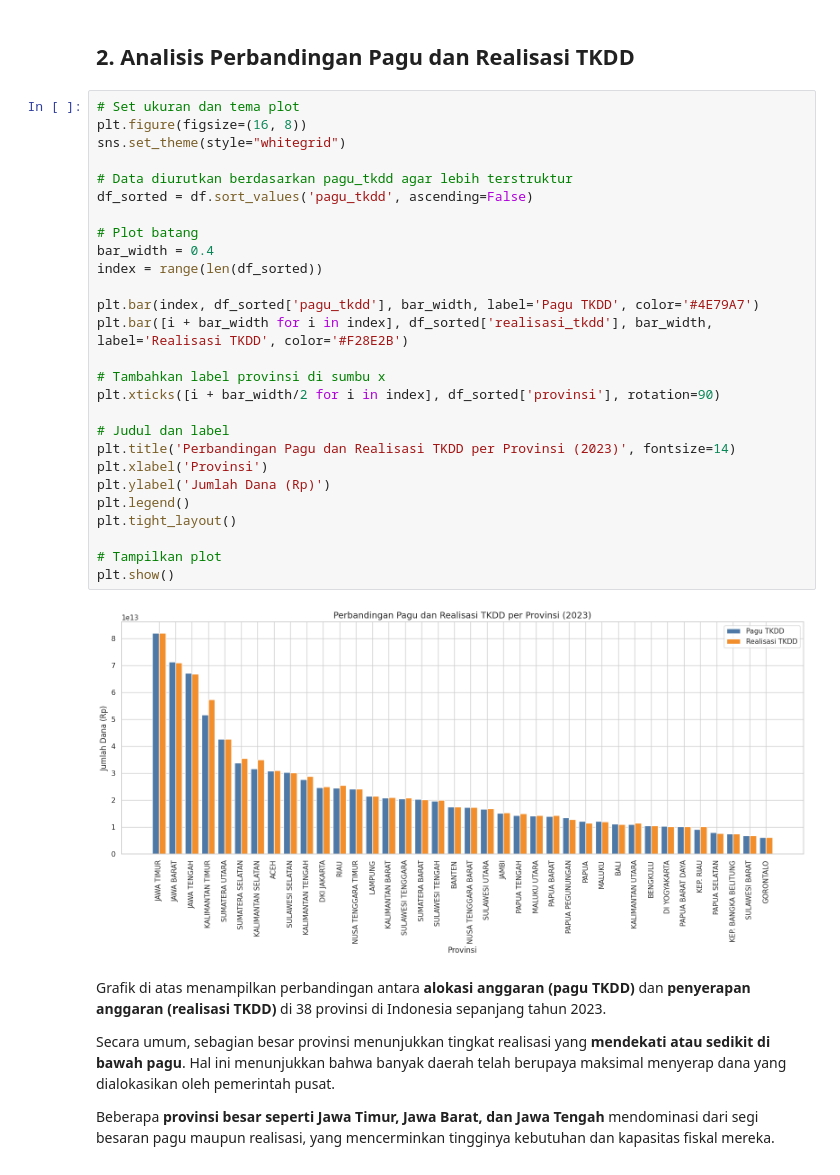
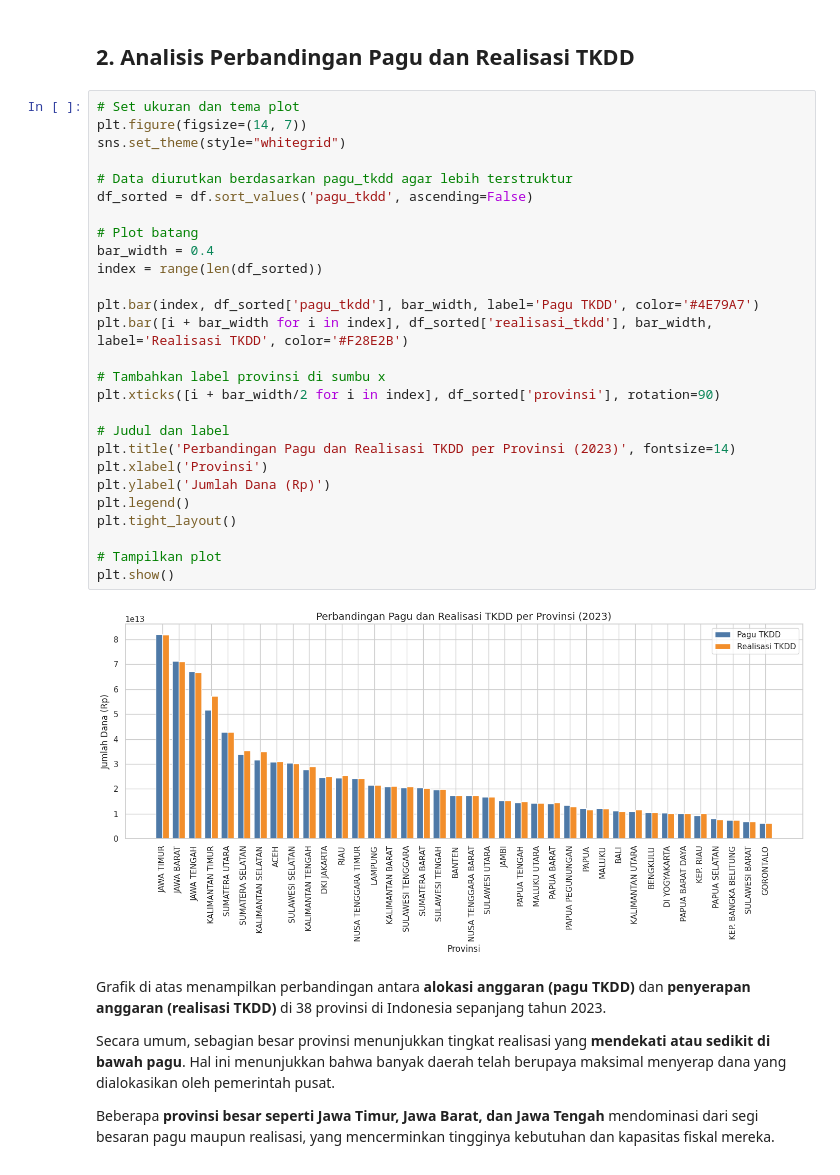
Before and after one commit to badzlan/techfest-elims, a Jupyter notebook: EDA_tipiel_IPB.ipynb, the cells around one changed output. Cells and saved outputs as stored; diff of their text form.

Commit message:
change figsize in perbanding pagu dan realisasi

```diff
--- a/EDA_tipiel_IPB.ipynb
+++ b/EDA_tipiel_IPB.ipynb
@@ -380,33 +380,33 @@ df
 ## 2. Analisis Perbandingan Pagu dan Realisasi TKDD
 # %%
 # Set ukuran dan tema plot
-plt.figure(figsize=(16, 8))
+plt.figure(figsize=(14, 7))
 sns.set_theme(style="whitegrid")
 
 # Data diurutkan berdasarkan pagu_tkdd agar lebih terstruktur
 df_sorted = df.sort_values('pagu_tkdd', ascending=False)
 
 # Plot batang
 bar_width = 0.4
 index = range(len(df_sorted))
 
 plt.bar(index, df_sorted['pagu_tkdd'], bar_width, label='Pagu TKDD', color='#4E79A7')
 plt.bar([i + bar_width for i in index], df_sorted['realisasi_tkdd'], bar_width, label='Realisasi TKDD', color='#F28E2B')
 
 # Tambahkan label provinsi di sumbu x
 plt.xticks([i + bar_width/2 for i in index], df_sorted['provinsi'], rotation=90)
 
 # Judul dan label
 plt.title('Perbandingan Pagu dan Realisasi TKDD per Provinsi (2023)', fontsize=14)
 plt.xlabel('Provinsi')
 plt.ylabel('Jumlah Dana (Rp)')
 plt.legend()
 plt.tight_layout()
 
 # Tampilkan plot
 plt.show()
 # %% [output]
-[figure, old version]
+[figure, new version]
 # %% [markdown]
 Grafik di atas menampilkan perbandingan antara **alokasi anggaran (pagu TKDD)** dan **penyerapan anggaran (realisasi TKDD)** di 38 provinsi di Indonesia sepanjang tahun 2023.
 
```
